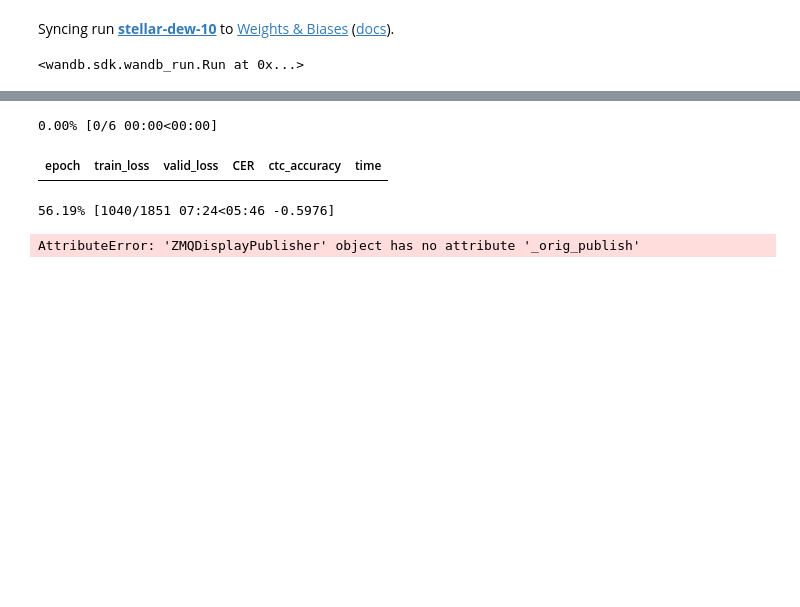
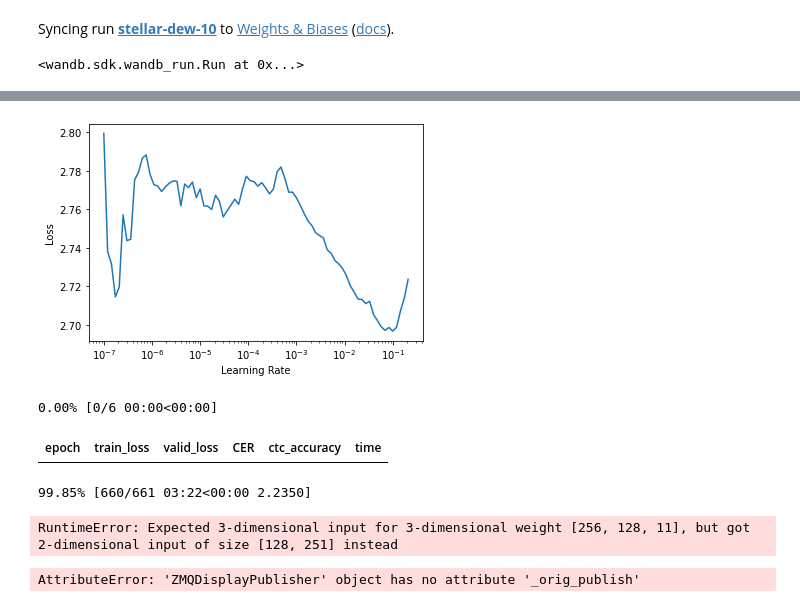
Before and after one commit to mizoru/japanese-ml, a Jupyter notebook: training-jasper-2.ipynb, the cells around one changed output, grey strips where cells are left out. Drawn from its saved outputs; the diff is of its cells as text; code cells hidden in the pictures; blank space fills up the shorter version.

```diff
--- a/training-jasper-2.ipynb
+++ b/training-jasper-2.ipynb
@@ -309,9 +296,14 @@ SuggestedLRs(valley=0.008709635585546494)
+# %%
+learn.recorder.plot_lr_find(20)
+# %% [output]
+[figure, added]
 # %%
-learn.fit_one_cycle(6, 1)
+learn.fit_one_cycle(6, 1e-2)
 # %% [output]
 0.00% [0/6 00:00<00:00]
 | epoch | train_loss | valid_loss | CER | ctc_accuracy | time |
-56.19% [1040/1851 07:24<05:46 -0.5976]
+99.85% [660/661 03:22<00:00 2.2350]
+RuntimeError: Expected 3-dimensional input for 3-dimensional weight [256, 128, 11], but got 2-dimensional input of size [128, 251] instead
 # %%
 wandb.finish()
 # %% [output]
```
Also changed, not shown: parts of 14 cells of this notebook.
